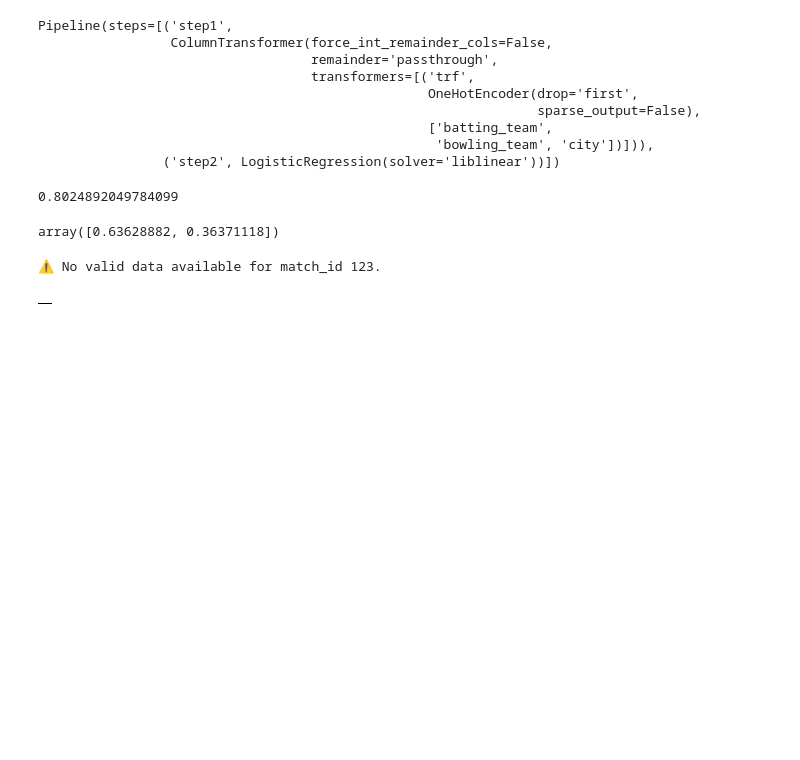
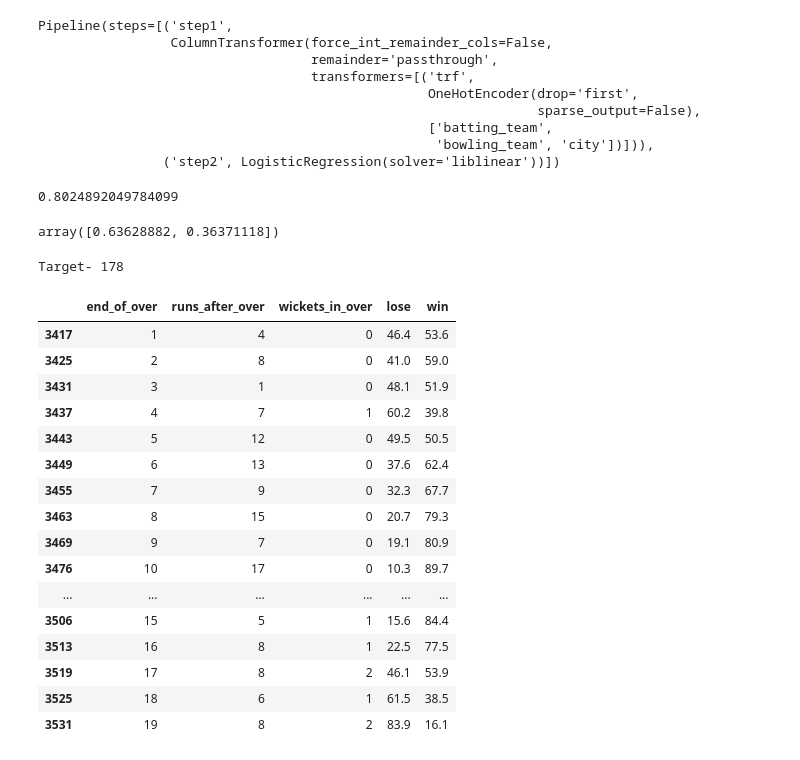
Before and after one commit to Parth-Gupta-github/IPL-Match-Win-Predictor, a Jupyter notebook: ipl-win-predictor.ipynb, the cells around one changed output. Cells and saved outputs as stored; diff of their text form; code cells hidden in the pictures; blank space fills up the shorter version.

```diff
--- a/ipl-win-predictor.ipynb
+++ b/ipl-win-predictor.ipynb
@@ -413,6 +389,22 @@ def match_progression(x_df, match_id, pipe):
 # %%
-temp_df, target = match_progression(delivery_df, match_id=123, pipe=pipe)
+temp_df,target = match_progression(delivery_df,335996,pipe)
 temp_df
 # %% [output]
-⚠️ No valid data available for match_id 123.
+Target- 178
-|  |
+|  | end_of_over | runs_after_over | wickets_in_over | lose | win |
+| 3417 | 1 | 4 | 0 | 46.4 | 53.6 |
+| 3425 | 2 | 8 | 0 | 41.0 | 59.0 |
+| 3431 | 3 | 1 | 0 | 48.1 | 51.9 |
+| 3437 | 4 | 7 | 1 | 60.2 | 39.8 |
+| 3443 | 5 | 12 | 0 | 49.5 | 50.5 |
+| 3449 | 6 | 13 | 0 | 37.6 | 62.4 |
+| 3455 | 7 | 9 | 0 | 32.3 | 67.7 |
+| 3463 | 8 | 15 | 0 | 20.7 | 79.3 |
+| 3469 | 9 | 7 | 0 | 19.1 | 80.9 |
+| 3476 | 10 | 17 | 0 | 10.3 | 89.7 |
+| ... | ... | ... | ... | ... | ... |
+| 3506 | 15 | 5 | 1 | 15.6 | 84.4 |
+| 3513 | 16 | 8 | 1 | 22.5 | 77.5 |
+| 3519 | 17 | 8 | 2 | 46.1 | 53.9 |
+| 3525 | 18 | 6 | 1 | 61.5 | 38.5 |
+| 3531 | 19 | 8 | 2 | 83.9 | 16.1 |
```
Also changed, not shown: parts of 8 cells of this notebook.
